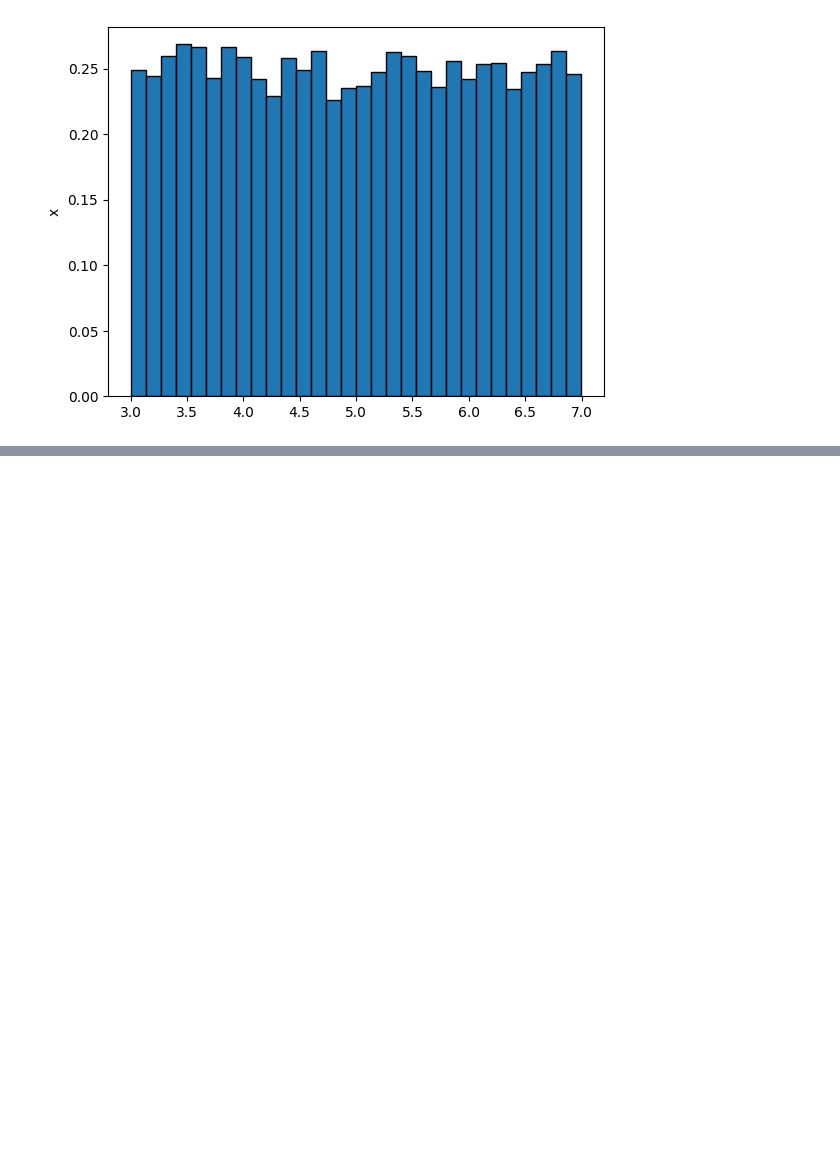
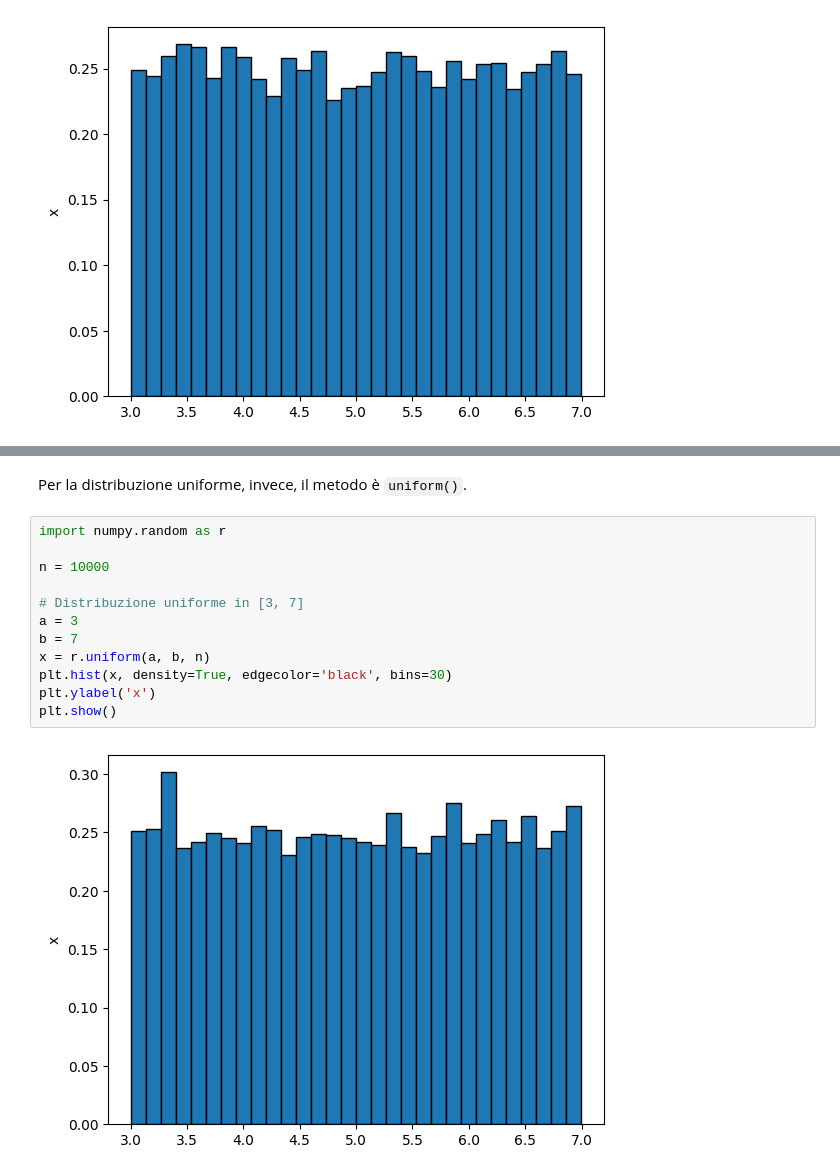
Before and after one commit to emamanni/AnalisiDeiDati24-25, a Jupyter notebook: 09_GenerazioneNumeriPseudocasuali.ipynb, the cells around one changed output, grey strips where cells are left out. Saved outputs shown, nothing was run; the diff lists cells and outputs as text; blank space fills up the shorter version.

```diff
--- a/09_GenerazioneNumeriPseudocasuali.ipynb
+++ b/09_GenerazioneNumeriPseudocasuali.ipynb
@@ -199,0 +243,16 @@ plt.show()
+# %% [markdown]
+Per la distribuzione uniforme, invece, il metodo è `uniform()`.
+# %%
+import numpy.random as r
+
+n = 10000
+
+# Distribuzione uniforme in [3, 7]
+a = 3
+b = 7
+x = r.uniform(a, b, n)
+plt.hist(x, density=True, edgecolor='black', bins=30)
+plt.ylabel('x')
+plt.show()
+# %% [output]
+[figure, added]
```
Also changed, not shown: parts of 9 cells of this notebook.
